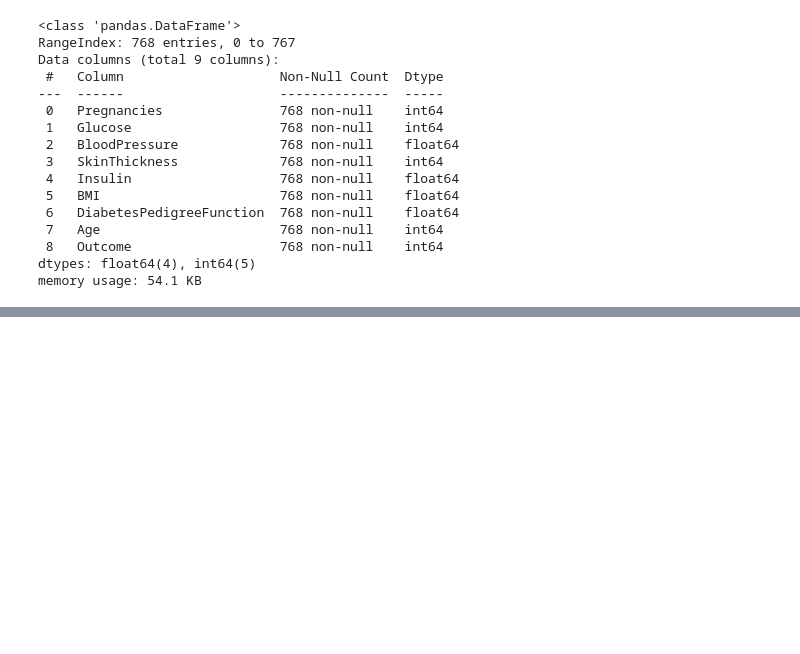
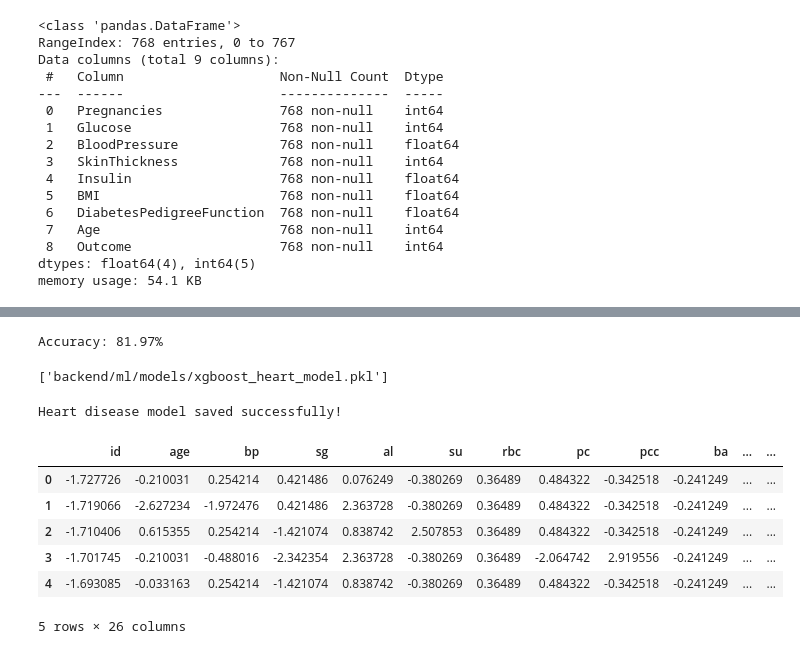
Before and after one commit to yaswanth5426/medintel-AI, a Jupyter notebook: jupyter_notebook.ipynb, the cells around one changed output, grey strips where cells are left out. Drawn from its saved outputs; the diff is of its cells as text; code cells hidden in the pictures; blank space fills up the shorter version.

```diff
--- a/jupyter_notebook.ipynb
+++ b/jupyter_notebook.ipynb
@@ -161,0 +498,14 @@ processed_kidney.to_csv("datasets/processed_kidney.csv", index=False)
+# %%
+accuracy = accuracy_score(y_test, predictions)
+
+print(f"Accuracy: {accuracy * 100:.2f}%")
+# %% [output]
+Accuracy: 81.97%
+# %%
+joblib.dump(model, "backend/ml/models/xgboost_heart_model.pkl")
+# %% [output]
+['backend/ml/models/xgboost_heart_model.pkl']
+# %%
+print("Heart disease model saved successfully!")
+# %% [output]
+Heart disease model saved successfully!
@@ -161,0 +514,12 @@ processed_kidney.to_csv("datasets/processed_kidney.csv", index=False)
+# %%
+kidney_dataset_df = pd.read_csv("datasets/processed_kidney.csv")
+# %%
+kidney_dataset_df.head()
+# %% [output]
+|  | id | age | bp | sg | al | su | rbc | pc | pcc | ba | ... | ... |
+| 0 | -1.727726 | -0.210031 | 0.254214 | 0.421486 | 0.076249 | -0.380269 | 0.36489 | 0.484322 | -0.342518 | -0.241249 | ... | ... |
+| 1 | -1.719066 | -2.627234 | -1.972476 | 0.421486 | 2.363728 | -0.380269 | 0.36489 | 0.484322 | -0.342518 | -0.241249 | ... | ... |
+| 2 | -1.710406 | 0.615355 | 0.254214 | -1.421074 | 0.838742 | 2.507853 | 0.36489 | 0.484322 | -0.342518 | -0.241249 | ... | ... |
+| 3 | -1.701745 | -0.210031 | -0.488016 | -2.342354 | 2.363728 | -0.380269 | 0.36489 | -2.064742 | 2.919556 | -0.241249 | ... | ... |
+| 4 | -1.693085 | -0.033163 | 0.254214 | -1.421074 | 0.838742 | -0.380269 | 0.36489 | 0.484322 | -0.342518 | -0.241249 | ... | ... |
+5 rows × 26 columns
```
Also changed, not shown: parts of 56 cells of this notebook, 9 other files.
